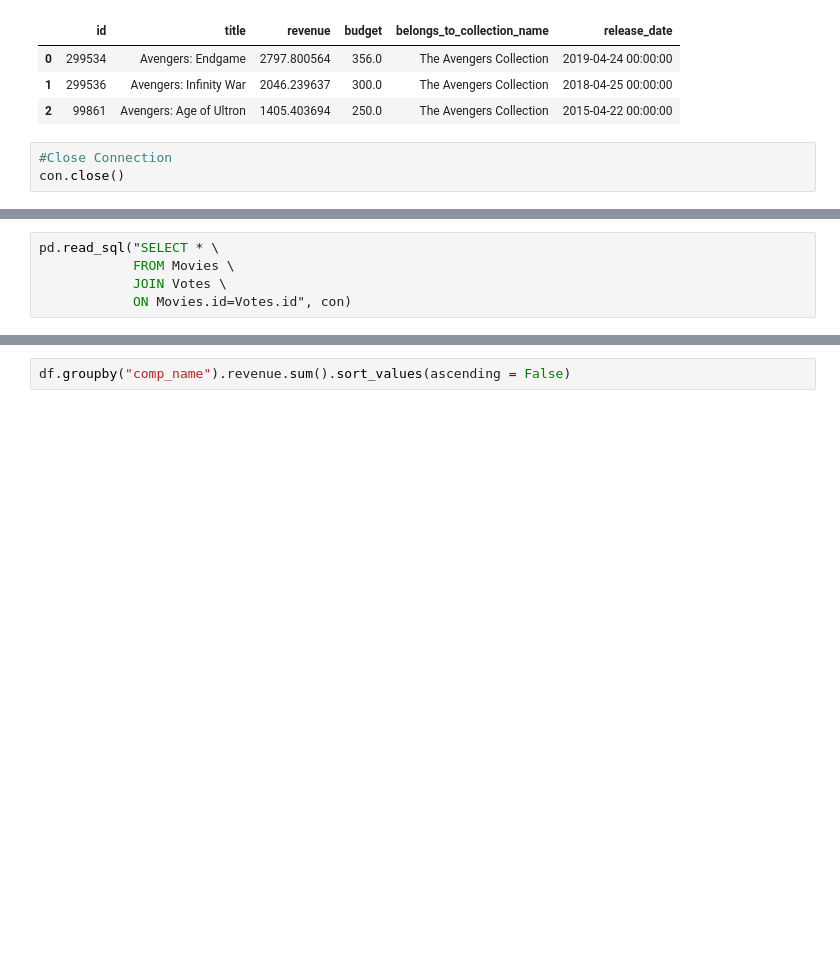
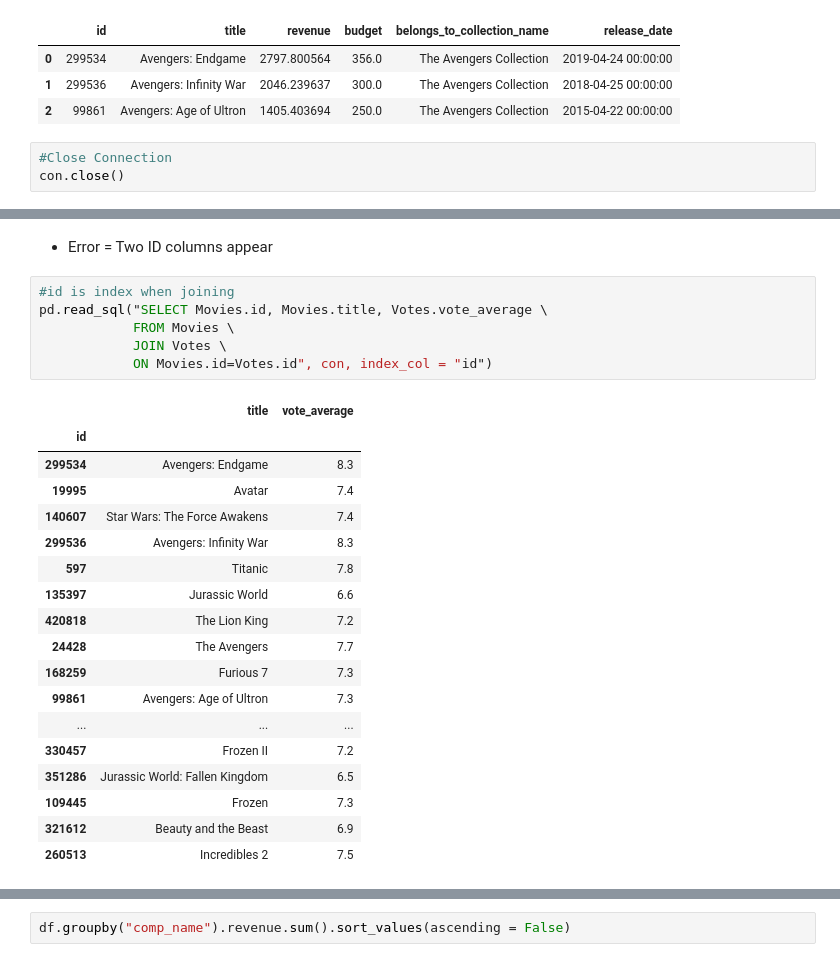
Before and after one commit to HunterKane/Project-5---Pandas-and-SQL-Databases, a Jupyter notebook: Project_05_Pandas_SQL.ipynb, the cells around one changed output, grey strips where cells are left out. Drawn from its saved outputs; the diff is of its cells as text; blank space fills up the shorter version.

```diff
--- a/Project_05_Pandas_SQL.ipynb
+++ b/Project_05_Pandas_SQL.ipynb
@@ -647,6 +702,28 @@ pd.read_sql("SELECT * FROM Votes", con)
+# %% [markdown]
+ - Error = Two ID columns appear
 # %%
-pd.read_sql("SELECT * \
+#id is index when joining
+pd.read_sql("SELECT Movies.id, Movies.title, Votes.vote_average \
             FROM Movies \
             JOIN Votes \
-            ON Movies.id=Votes.id", con)
+            ON Movies.id=Votes.id", con, index_col = "id")
+# %% [output]
+|  | title | vote_average |
+| id |  |  |
+| 299534 | Avengers: Endgame | 8.3 |
+| 19995 | Avatar | 7.4 |
+| 140607 | Star Wars: The Force Awakens | 7.4 |
+| 299536 | Avengers: Infinity War | 8.3 |
+| 597 | Titanic | 7.8 |
+| 135397 | Jurassic World | 6.6 |
+| 420818 | The Lion King | 7.2 |
+| 24428 | The Avengers | 7.7 |
+| 168259 | Furious 7 | 7.3 |
+| 99861 | Avengers: Age of Ultron | 7.3 |
+| ... | ... | ... |
+| 330457 | Frozen II | 7.2 |
+| 351286 | Jurassic World: Fallen Kingdom | 6.5 |
+| 109445 | Frozen | 7.3 |
+| 321612 | Beauty and the Beast | 6.9 |
+| 260513 | Incredibles 2 | 7.5 |
 # %%
```
Also changed, not shown: parts of 18 cells of this notebook.
